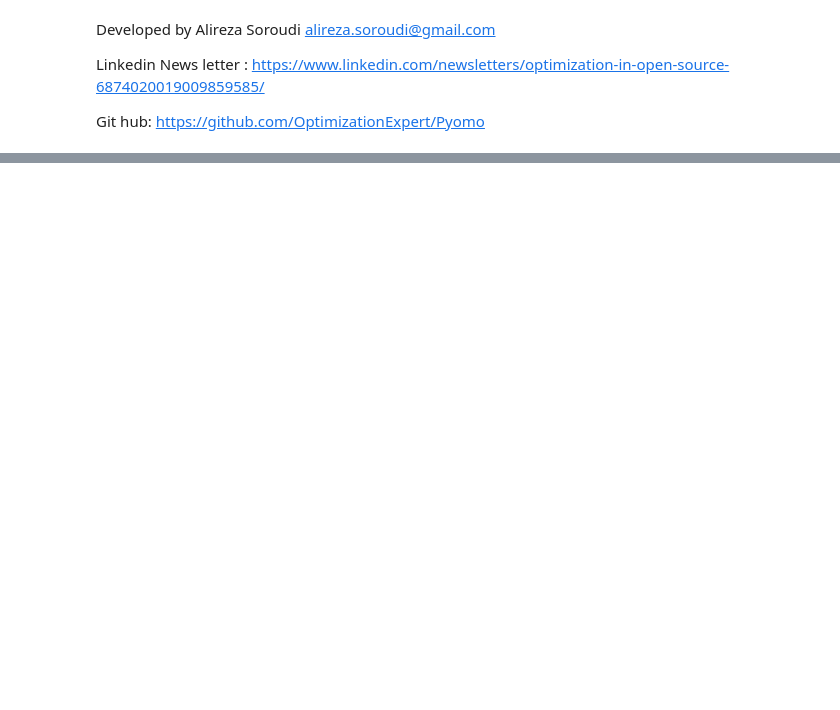
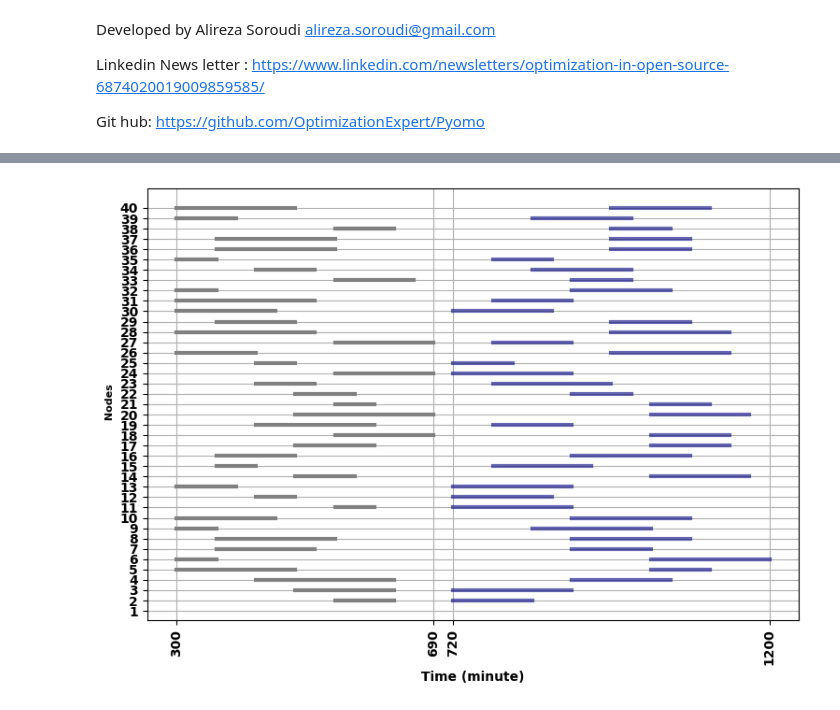
Before and after one commit to OptimizationExpert/Pyomo, a Jupyter notebook: CVRPTW_CP.ipynb, the cells around one changed output, grey strips where cells are left out. Saved outputs shown, nothing was run; the diff lists cells and outputs as text; code cells hidden in the pictures; blank space fills up the shorter version.

```diff
--- a/CVRPTW_CP.ipynb
+++ b/CVRPTW_CP.ipynb
@@ -213,0 +252,23 @@ TAG900 10 840
+# %%
+plt.figure(figsize=(9,6))
+w1_list, w2_list = [], []
+for n in window:
+  if n >1:
+    av = solver.Value(arrive[n])
+    st,fn = window[n]['w1'][0],window[n]['w1'][1]
+    plt.plot([st,fn],[n,n],lw=3,c='grey')
+    w1_list +=[st,fn]
+    st,fn = window[n]['w2'][0],window[n]['w2'][1]
+    plt.plot([st,fn],[n,n],lw=3,c='navy',alpha=0.6)
+    w2_list +=[st,fn]
+    #plt.scatter(av,n,s=30,c='r', zorder = 2)
+
+
+plt.grid()
+plt.xticks([min(w1_list),max(w1_list),min(w2_list),max(w2_list)], rotation =90, fontweight='bold')
+plt.yticks(nodes, rotation =0, fontweight='bold')
+plt.xlabel(' Time (minute) ', fontweight='bold')
+plt.ylabel(' Nodes', fontweight='bold', fontsize = 8)
+plt.show()
+# %% [output]
+[figure, added]
```
Also changed, not shown: parts of 5 cells of this notebook.
